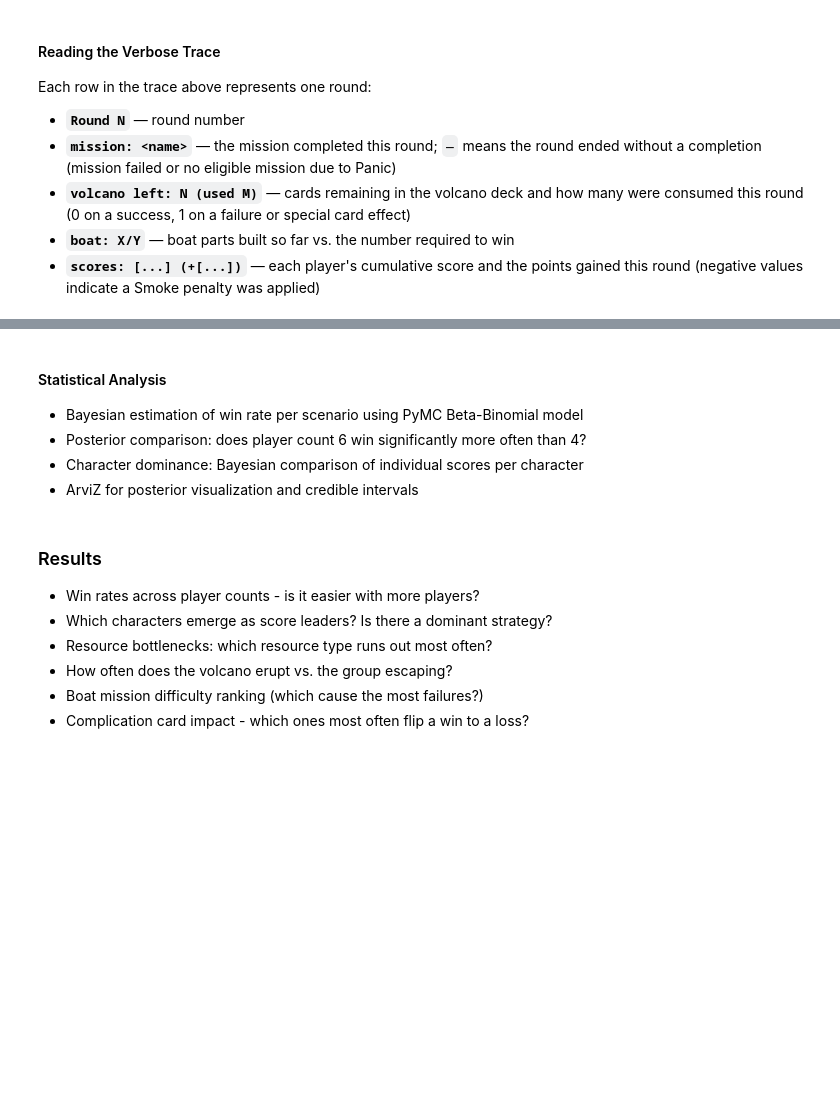
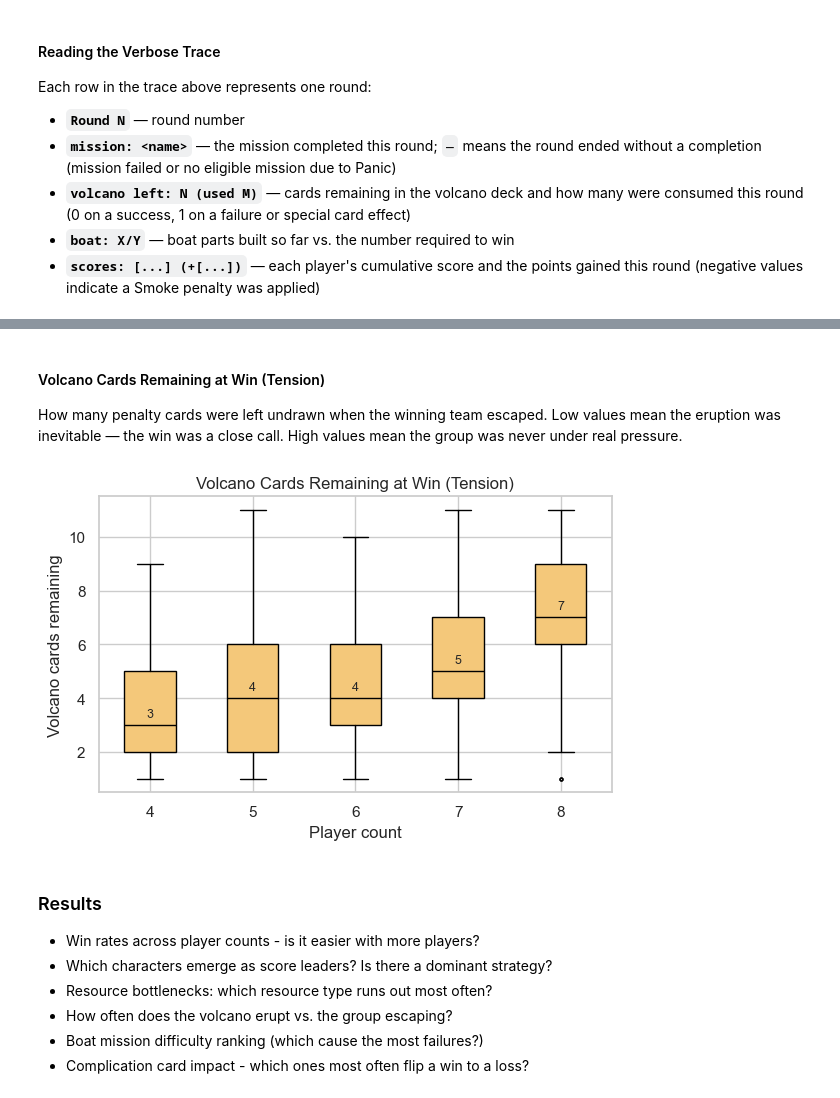
Before and after one commit to simo21-ss/volcano-rush, a Jupyter notebook: notebooks/simulation.ipynb, the cells around one changed output, grey strips where cells are left out. Drawn from its saved outputs; the diff is of its cells as text; code cells hidden in the pictures; blank space fills up the shorter version.

```diff
--- a/notebooks/simulation.ipynb
+++ b/notebooks/simulation.ipynb
@@ -284,7 +516,0 @@ Each row in the trace above represents one round:
-# %% [markdown]
-#### Statistical Analysis
-
-- Bayesian estimation of win rate per scenario using PyMC Beta-Binomial model
-- Posterior comparison: does player count 6 win significantly more often than 4?
-- Character dominance: Bayesian comparison of individual scores per character
-- ArviZ for posterior visualization and credible intervals
@@ -296,3 +517,40 @@ import arviz as az
+# %% [markdown]
+#### Volcano Cards Remaining at Win (Tension)
+
+How many penalty cards were left undrawn when the winning team escaped. Low values mean the eruption was inevitable — the win was a close call. High values mean the group was never under real pressure.
+# %%
+volcano_remaining_on_wins = [
+    results[(results["player_count"] == player_count) & (results["outcome"] == "win")]["volcano_cards_remaining"].values
+    for player_count in PLAYER_COUNTS
+]
+
+player_count_labels = PLAYER_COUNTS.astype(str)
+
+plt.figure(figsize = (6, 4))
+
+bp_tension = plt.boxplot(
+    volcano_remaining_on_wins,
+    patch_artist = True,
+    boxprops     = {"facecolor": "#f4c87a", "color": "black"},
+    medianprops  = {"color": "black"},
+    flierprops   = {"marker": "o", "markersize": 2, "alpha": 0.3},
+    whiskerprops = {"color": "black"},
+    capprops     = {"color": "black"},
+)
+
+medians = np.array([np.median(values) for values in volcano_remaining_on_wins])
+for i, median_value in enumerate(medians):
+    plt.text(i + 1, median_value + 0.3, f"{median_value:.0f}", ha = "center", fontsize = 9)
+
+plt.xticks(np.arange(1, len(PLAYER_COUNTS) + 1), player_count_labels)
+plt.xlabel("Player count")
+plt.ylabel("Volcano cards remaining")
+plt.title("Volcano Cards Remaining at Win (Tension)")
+
+plt.tight_layout()
+plt.show()
+# %% [output]
+[figure, added]
 # %% [markdown]
 ### Results
 
```
Also changed, not shown: parts of 10 cells of this notebook.
